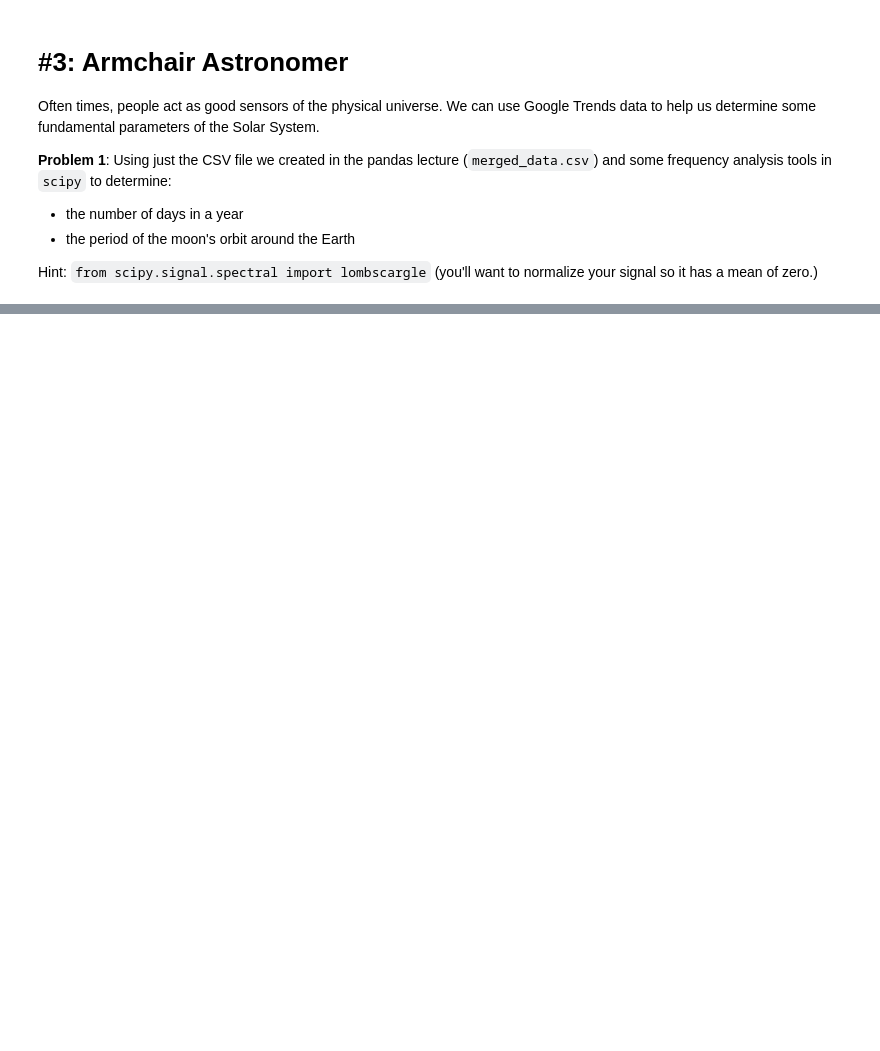
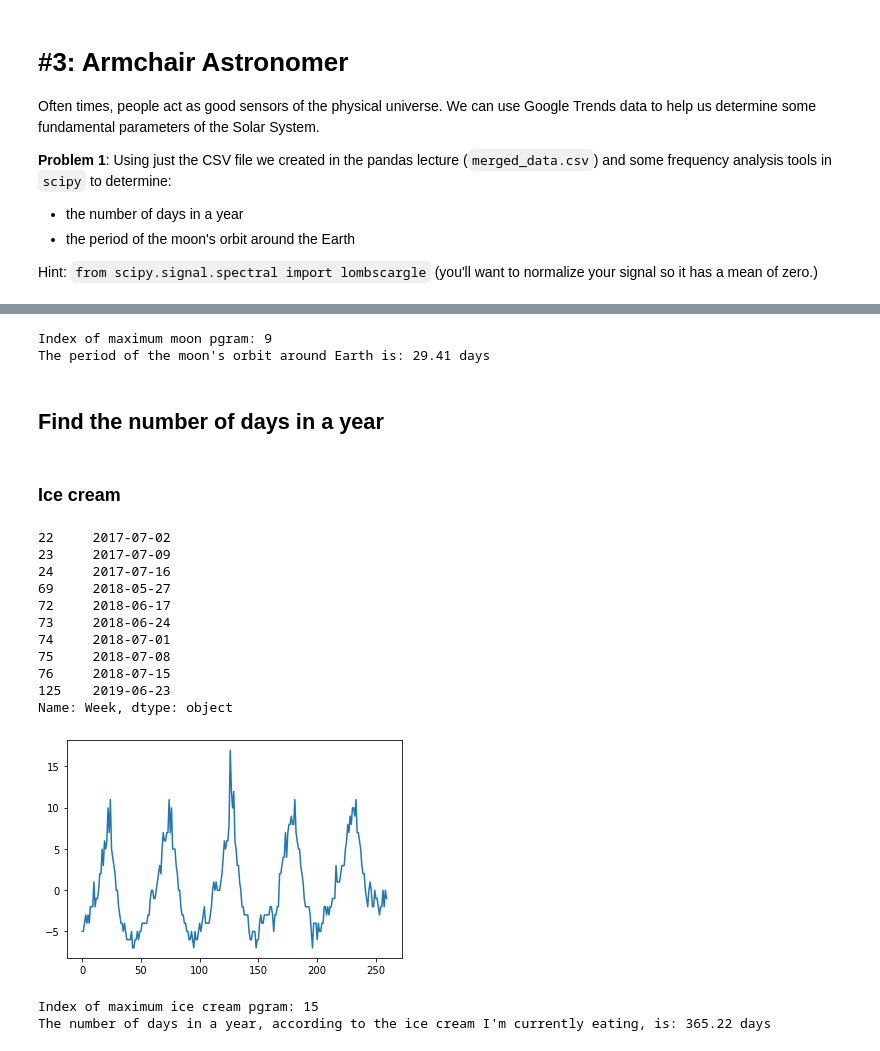
Before and after one commit to JBeechert/python-ay250-homework, a Jupyter notebook: hw_1/hw_1_assignment.ipynb, the cells around one changed output, grey strips where cells are left out. Drawn from its saved outputs; the diff is of its cells as text; code cells hidden in the pictures; blank space fills up the shorter version.

```diff
--- a/hw_1/hw_1_assignment.ipynb
+++ b/hw_1/hw_1_assignment.ipynb
@@ -466,0 +535,33 @@ Hint: `from scipy.signal.spectral import lombscargle` (you'll want to normalize
+# %%
+moon_pgram_max_idx = np.argmax(moon_pgram)
+print(f'Index of maximum moon pgram: {moon_pgram_max_idx}')
+
+moon_freq = full_moon_freqs[moon_pgram_max_idx]
+moon_period = 2*np.pi/moon_freq
+print(f'The period of the moon\'s orbit around Earth is: {moon_period:0.2f} days')
+# %% [output]
+Index of maximum moon pgram: 9
+The period of the moon's orbit around Earth is: 29.41 days
+# %% [markdown]
+## Find the number of days in a year
+# %% [markdown]
+### Ice cream
+# %%
+# normalize ice cream signal s.t. it has a mean of zero
+ice_cream_normed = norm_signal(df['ice cream'])
+plt.plot(ice_cream_normed);
+
+print(df['Week'][ice_cream_normed > 6][:10])
+# %% [output]
+22     2017-07-02
+23     2017-07-09
+24     2017-07-16
+69     2018-05-27
+72     2018-06-17
+73     2018-06-24
+74     2018-07-01
+75     2018-07-08
+76     2018-07-15
+125    2019-06-23
+Name: Week, dtype: object
+[figure, added]
@@ -466,0 +577,16 @@ Hint: `from scipy.signal.spectral import lombscargle` (you'll want to normalize
+# %%
+ice_cream_pgram_max_idx = np.argmax(ice_cream_pgram)
+print(f'Index of maximum ice cream pgram: {ice_cream_pgram_max_idx}')
+
+ice_cream_freq = ice_cream_freqs[ice_cream_pgram_max_idx]
+ice_cream_period = 2*np.pi/ice_cream_freq
+
+ice_cream_answer = (
+         f'The number of days in a year, according '
+         f'to the ice cream I\'m currently eating, is: {7*ice_cream_period:0.2f} days'
+)
+
+print(ice_cream_answer)
+# %% [output]
+Index of maximum ice cream pgram: 15
+The number of days in a year, according to the ice cream I'm currently eating, is: 365.22 days
```
Also changed, not shown: parts of 27 cells of this notebook.
